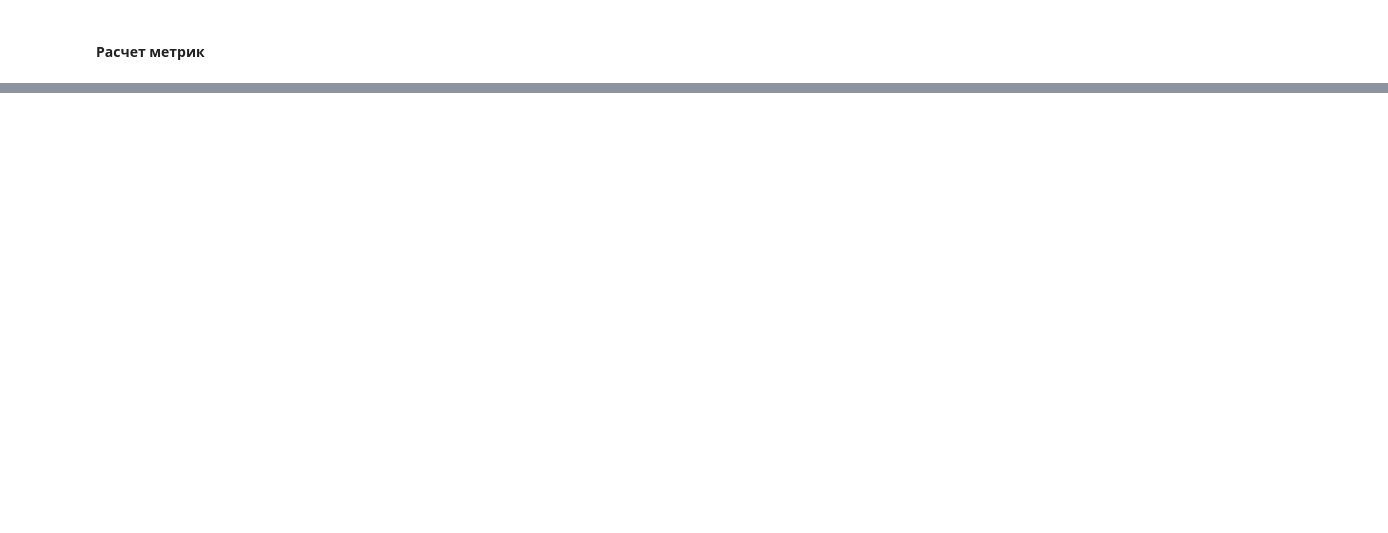
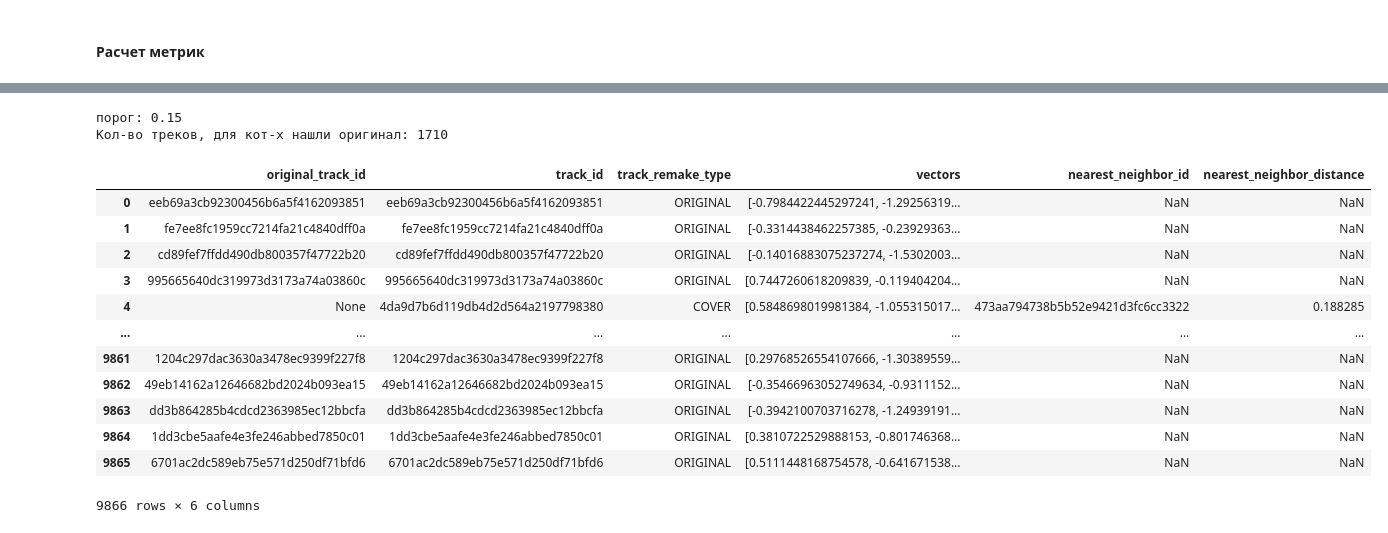
Before and after one commit to EkaterinaIII/Y_Music_NLP, a Jupyter notebook: y_music.ipynb, the cells around one changed output, grey strips where cells are left out. Cells and saved outputs as stored; diff of their text form; code cells hidden in the pictures; blank space fills up the shorter version.

```diff
--- a/y_music.ipynb
+++ b/y_music.ipynb
@@ -1714,2 +1577,61 @@ IndentationError: expected an indented block (3408563532.py, line 3)
+# %%
+def find_original(covers,vectors,red_line=0.15,metric='cosine'):
+    df=covers.copy()
+    df=df.merge(vectors[['vectors','track_id']], how='inner' , on='track_id')
+
+    type_0_data = df[(df['original_track_id'].isna()) & (df['track_remake_type'] == 'COVER')].copy()
+    type_1_data = df[df['track_remake_type'] == 'ORIGINAL'].copy()
+
+    X_type_0 = np.array(type_0_data['vectors'].tolist())
+    X_type_1 = np.array(type_1_data['vectors'].tolist())
+
+    # Вычисляем матрицу
+    distances = pairwise_distances(X_type_0, X_type_1, metric='cosine')
+
+    nearest_neighbor_ids = []
+    nearest_neighbor_distances = []
+
+    for i in range(len(distances)):
+        nearest_neighbor_index = np.argmin(distances[i])
+        nearest_neighbor_id = type_1_data.iloc[nearest_neighbor_index]['track_id']
+        nearest_neighbor_distance = distances[i][nearest_neighbor_index]
+        nearest_neighbor_ids.append(nearest_neighbor_id)
+        nearest_neighbor_distances.append(nearest_neighbor_distance)
+
+    # Создаем новые столбцы в `type_0_data` с информацией о ближайшем соседе типа 1
+    type_0_data['nearest_neighbor_id'] = nearest_neighbor_ids
+    type_0_data['nearest_neighbor_distance'] = nearest_neighbor_distances
+
+    # Объединяем type_0_data с исходным DataFrame df по столбцу 'track_id'
+    df = df.merge(type_0_data[['track_id', 'nearest_neighbor_id', 'nearest_neighbor_distance']], on='track_id', how='left')
+
+    print('порог:',red_line )
+    print('Кол-во треков, для кот-х нашли оригинал:',\
+          len(df.loc[(df['nearest_neighbor_distance'] < red_line) & df['original_track_id'].isna()]))
+
+    df.loc[(df['nearest_neighbor_distance'] < red_line) & df['original_track_id'].isna(), 'original_track_id']\
+                                                                                          = df['nearest_neighbor_id']
+
+
+    return df
+# %%
+df_covers_new=find_original(covers,vectors)
+df_covers_new
+# %% [output]
+порог: 0.15
+Кол-во треков, для кот-х нашли оригинал: 1710
+|  | original_track_id | track_id | track_remake_type | vectors | nearest_neighbor_id | nearest_neighbor_distance |
+| 0 | eeb69a3cb92300456b6a5f4162093851 | eeb69a3cb92300456b6a5f4162093851 | ORIGINAL | [-0.7984422445297241, -1.29256319... | NaN | NaN |
+| 1 | fe7ee8fc1959cc7214fa21c4840dff0a | fe7ee8fc1959cc7214fa21c4840dff0a | ORIGINAL | [-0.3314438462257385, -0.23929363... | NaN | NaN |
+| 2 | cd89fef7ffdd490db800357f47722b20 | cd89fef7ffdd490db800357f47722b20 | ORIGINAL | [-0.14016883075237274, -1.5302003... | NaN | NaN |
+| 3 | 995665640dc319973d3173a74a03860c | 995665640dc319973d3173a74a03860c | ORIGINAL | [0.7447260618209839, -0.119404204... | NaN | NaN |
+| 4 | None | 4da9d7b6d119db4d2d564a2197798380 | COVER | [0.5848698019981384, -1.055315017... | 473aa794738b5b52e9421d3fc6cc3322 | 0.188285 |
+| ... | ... | ... | ... | ... | ... | ... |
+| 9861 | 1204c297dac3630a3478ec9399f227f8 | 1204c297dac3630a3478ec9399f227f8 | ORIGINAL | [0.29768526554107666, -1.30389559... | NaN | NaN |
+| 9862 | 49eb14162a12646682bd2024b093ea15 | 49eb14162a12646682bd2024b093ea15 | ORIGINAL | [-0.35466963052749634, -0.9311152... | NaN | NaN |
+| 9863 | dd3b864285b4cdcd2363985ec12bbcfa | dd3b864285b4cdcd2363985ec12bbcfa | ORIGINAL | [-0.3942100703716278, -1.24939191... | NaN | NaN |
+| 9864 | 1dd3cbe5aafe4e3fe246abbed7850c01 | 1dd3cbe5aafe4e3fe246abbed7850c01 | ORIGINAL | [0.3810722529888153, -0.801746368... | NaN | NaN |
+| 9865 | 6701ac2dc589eb75e571d250df71bfd6 | 6701ac2dc589eb75e571d250df71bfd6 | ORIGINAL | [0.5111448168754578, -0.641671538... | NaN | NaN |
+9866 rows × 6 columns
 # %% [markdown]
 ## Итоговый вывод:
```
Also changed, not shown: parts of 34 cells of this notebook.
